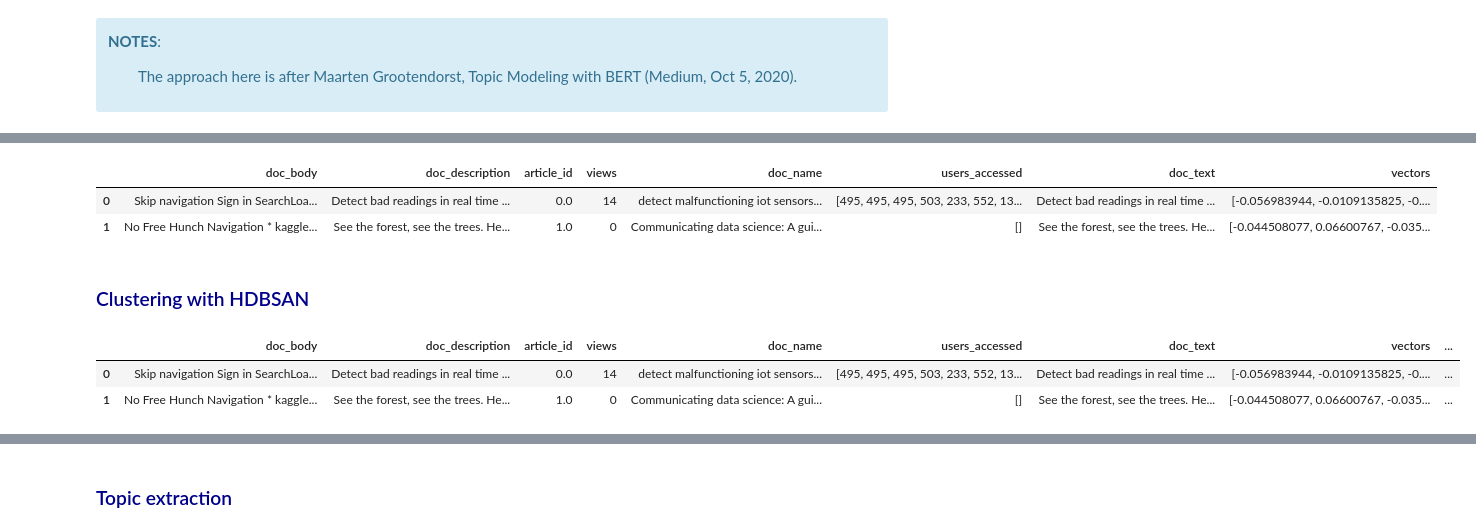
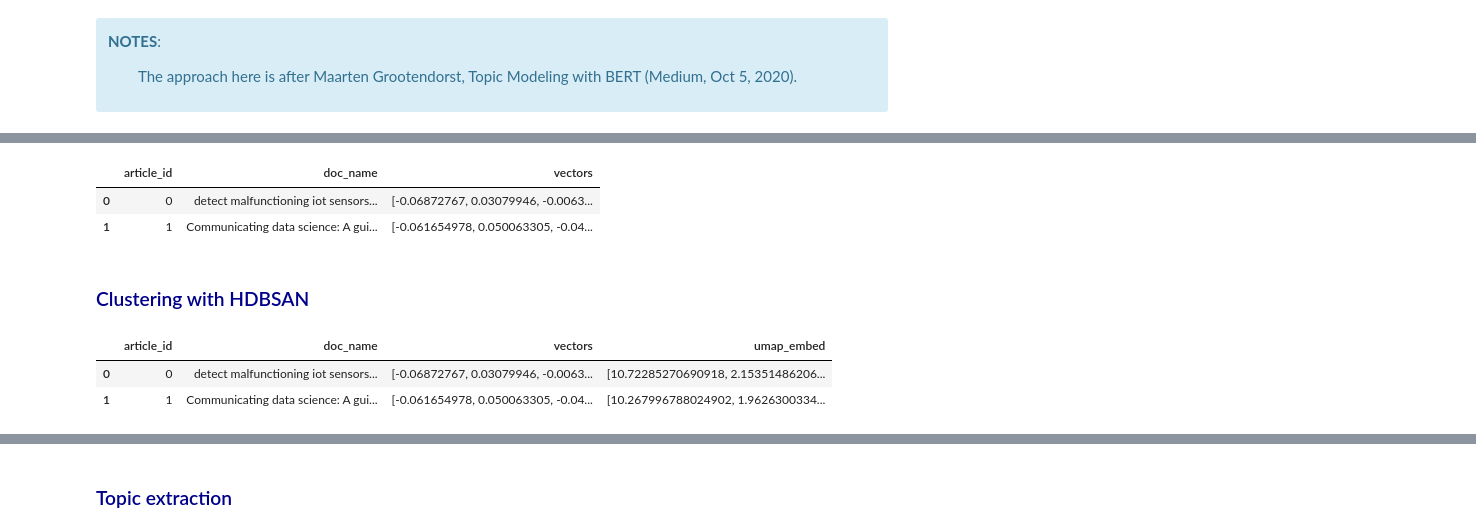
Before and after one commit to SolanaO/Recommendation_Systems, a Jupyter notebook: recommSys_P2_content.ipynb, the cells around one changed output, grey strips where cells are left out. Saved outputs shown, nothing was run; the diff lists cells and outputs as text; code cells hidden in the pictures.

```diff
--- a/recommSys_P2_content.ipynb
+++ b/recommSys_P2_content.ipynb
@@ -724,17 +830,20 @@ metadata.head(2)
+# %%
+# Create a copy of the dataframe that coontains artcle id and title
+df_articles = df_titles.copy()
 # %%
 # Install packages to generate the BERT embeddings
 from sentence_transformers import SentenceTransformer
 
 # Transform the documents into 768-dim real vectors
 model = SentenceTransformer('all-mpnet-base-v2')
-metadata['vectors'] = metadata['doc_text'].apply(lambda x: model.encode(x))
+df_articles['vectors'] = df_articles['doc_name'].apply(lambda x: model.encode(x))
 
 # Check the output
-metadata.head(2)
+df_articles.head(2)
 # %% [output]
-|  | doc_body | doc_description | article_id | views | doc_name | users_accessed | doc_text | vectors |
-| 0 | Skip navigation Sign in SearchLoa... | Detect bad readings in real time ... | 0.0 | 14 | detect malfunctioning iot sensors... | [495, 495, 495, 503, 233, 552, 13... | Detect bad readings in real time ... | [-0.056983944, -0.0109135825, -0.... |
-| 1 | No Free Hunch Navigation * kaggle... | See the forest, see the trees. He... | 1.0 | 0 | Communicating data science: A gui... | [] | See the forest, see the trees. He... | [-0.044508077, 0.06600767, -0.035... |
+|  | article_id | doc_name | vectors |
+| 0 | 0 | detect malfunctioning iot sensors... | [-0.06872767, 0.03079946, -0.0063... |
+| 1 | 1 | Communicating data science: A gui... | [-0.061654978, 0.050063305, -0.04... |
 # %% [markdown]
 ### <font color='darkblue'>Clustering with HDBSAN</font>
 # %%
@@ -742,18 +851,18 @@ import umap
 
 # Reduce the dimensionality of the vectors to 5 while keeping the size of the local neighborhood to 15
 embeddings = umap.UMAP(n_neighbors=15,
-                       n_components=5,
-                       metric='cosine').fit_transform(list(metadata.vectors))
+                       n_components=50,
+                       metric='cosine').fit_transform(list(df_articles.vectors))
 # %%
 # Add the embeddings to the dataframe
-metadata['umap_embed'] = embeddings.tolist()
+df_articles['umap_embed'] = embeddings.tolist()
 
 # Check the output
-metadata.head(2)
+df_articles.head(2)
 # %% [output]
-|  | doc_body | doc_description | article_id | views | doc_name | users_accessed | doc_text | vectors | ... |
-| 0 | Skip navigation Sign in SearchLoa... | Detect bad readings in real time ... | 0.0 | 14 | detect malfunctioning iot sensors... | [495, 495, 495, 503, 233, 552, 13... | Detect bad readings in real time ... | [-0.056983944, -0.0109135825, -0.... | ... |
-| 1 | No Free Hunch Navigation * kaggle... | See the forest, see the trees. He... | 1.0 | 0 | Communicating data science: A gui... | [] | See the forest, see the trees. He... | [-0.044508077, 0.06600767, -0.035... | ... |
+|  | article_id | doc_name | vectors | umap_embed |
+| 0 | 0 | detect malfunctioning iot sensors... | [-0.06872767, 0.03079946, -0.0063... | [10.72285270690918, 2.15351486206... |
+| 1 | 1 | Communicating data science: A gui... | [-0.061654978, 0.050063305, -0.04... | [10.267996788024902, 1.9626300334... |
 # %%
 # Cluster the documents with HDBSCAN
 import hdbscan
```
Also changed, not shown: parts of 97 cells of this notebook.
